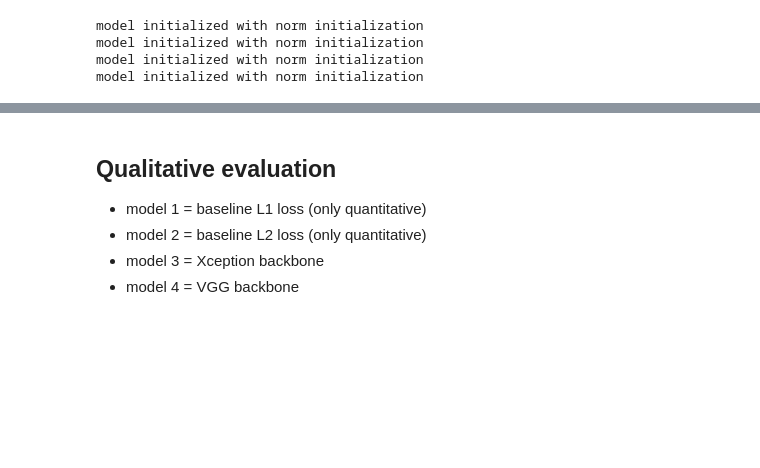
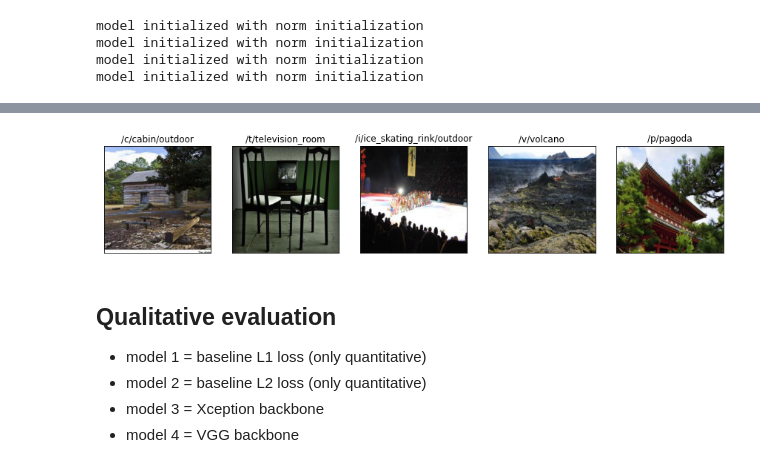
Before and after one commit to AndreasLH/Image-Colourization, a Jupyter notebook: evaluation.ipynb, the cells around one changed output, grey strips where cells are left out. Cells and saved outputs as stored; diff of their text form; code cells hidden in the pictures; blank space fills up the shorter version.

```diff
--- a/evaluation.ipynb
+++ b/evaluation.ipynb
@@ -202,3 +230,13 @@ plt.imshow(Image.open(paths_subset[min_col_idx]))
+# %%
+# least colourful (ground truth)
+fig, ax = plt.subplots(1,5, figsize=(15,5))
+for i, item in enumerate(top5_min_colourful):
+    ax[i].imshow(Image.open(paths_subset[item]))
+    ax[i].set_title(cat_from_filename(paths_subset[item]))
+    ax[i].set_xticks([])
+    ax[i].set_yticks([])
+# %% [output]
+[figure, added]
 # %% [markdown]
 ## Qualitative evaluation
 
```
Also changed, not shown: parts of 14 cells of this notebook, 6 other files.
